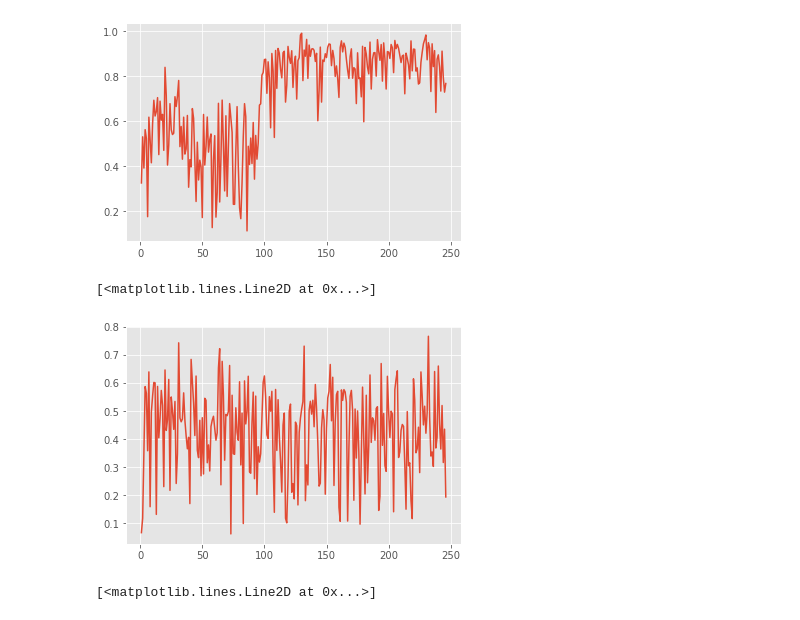
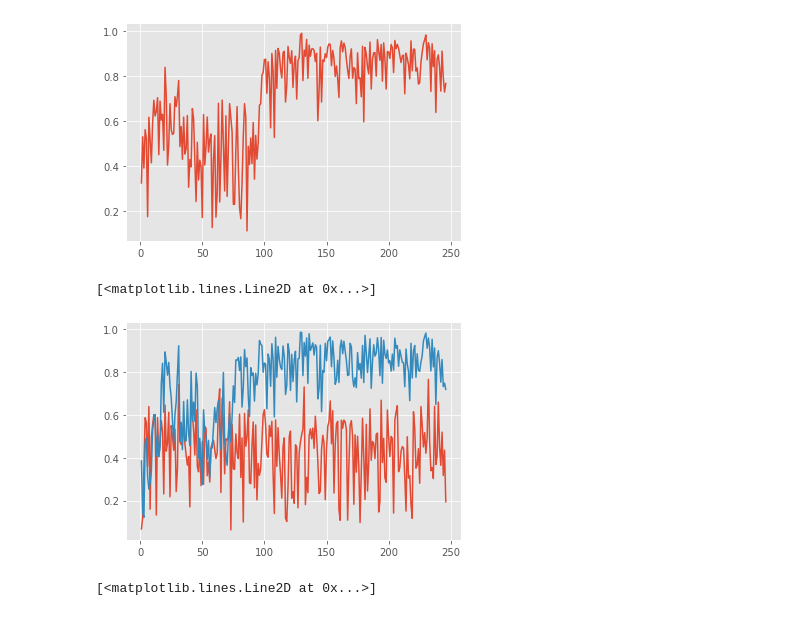
Before and after one commit to Tahuubinh/Offloading_to_Vehicles, a Jupyter notebook: Mec_ver4-main/code/Plot_test.ipynb, the cells around one changed output. Drawn from its saved outputs; the diff is of its cells as text; code cells hidden in the pictures.

```diff
--- a/Mec_ver4-main/code/Plot_test.ipynb
+++ b/Mec_ver4-main/code/Plot_test.ipynb
@@ -238,19 +239,19 @@ plt.plot(number, data1)
 # %%
 import numpy as np
 import matplotlib.pyplot as plt
 plt.style.use('ggplot')
 import pandas as pd
 
 data1 = pd.read_csv("DDQL_5phut_15.csv").values[:-40, 1]
-#data2 = pd.read_csv("FDQO_5phut_11.csv").values[:, 1]
+data2 = pd.read_csv("DDQL_5phut_17.csv").values[:-40, 1]
 
 number = [i + 1 for i in range(data1.shape[0])]
 plt.tight_layout()
 plt.plot(number, data1)
-#plt.plot(number, data2)
+plt.plot(number, data2)
 # %% [output]
 [<matplotlib.lines.Line2D at 0x...>]
-[figure, old version]
+[figure, new version]
 # %%
 import numpy as np
 import matplotlib.pyplot as plt
```
Also changed, not shown: parts of 4 cells of this notebook, 19 other files.
